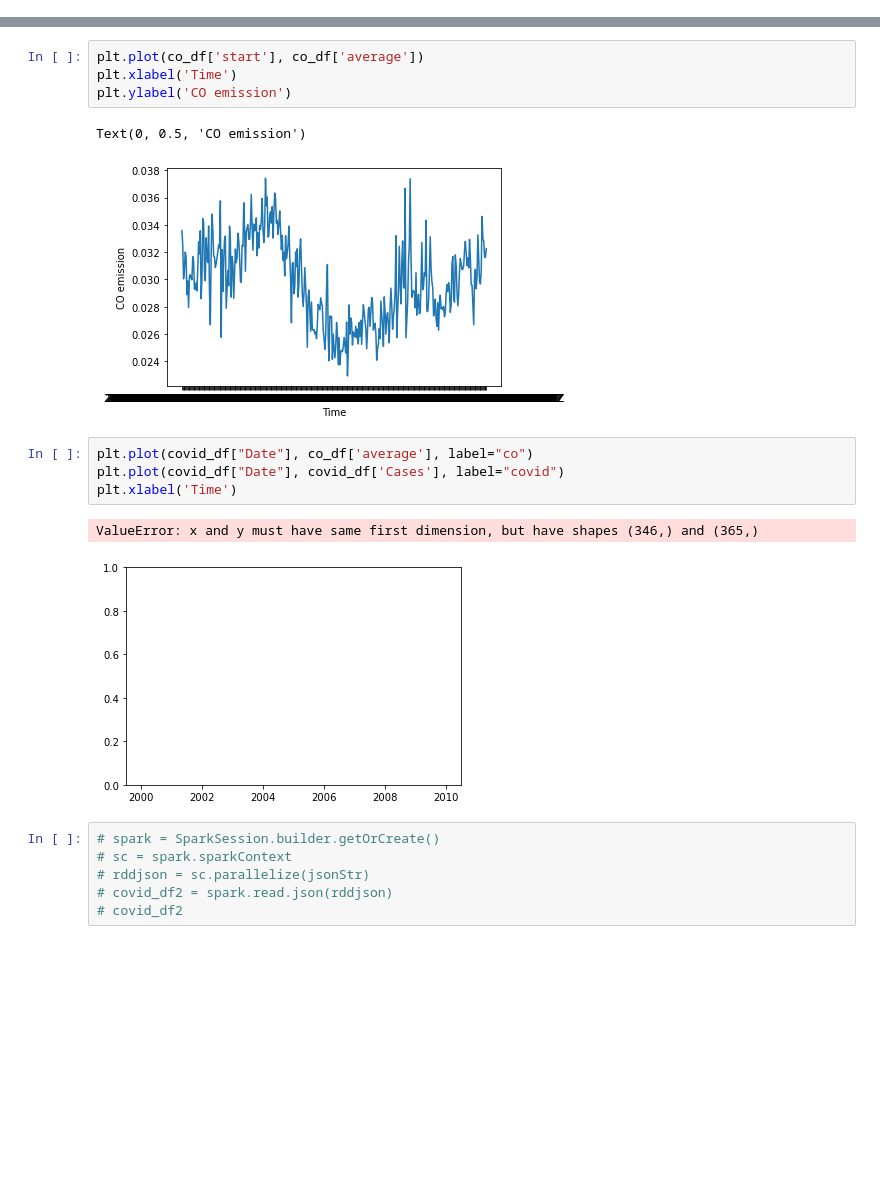
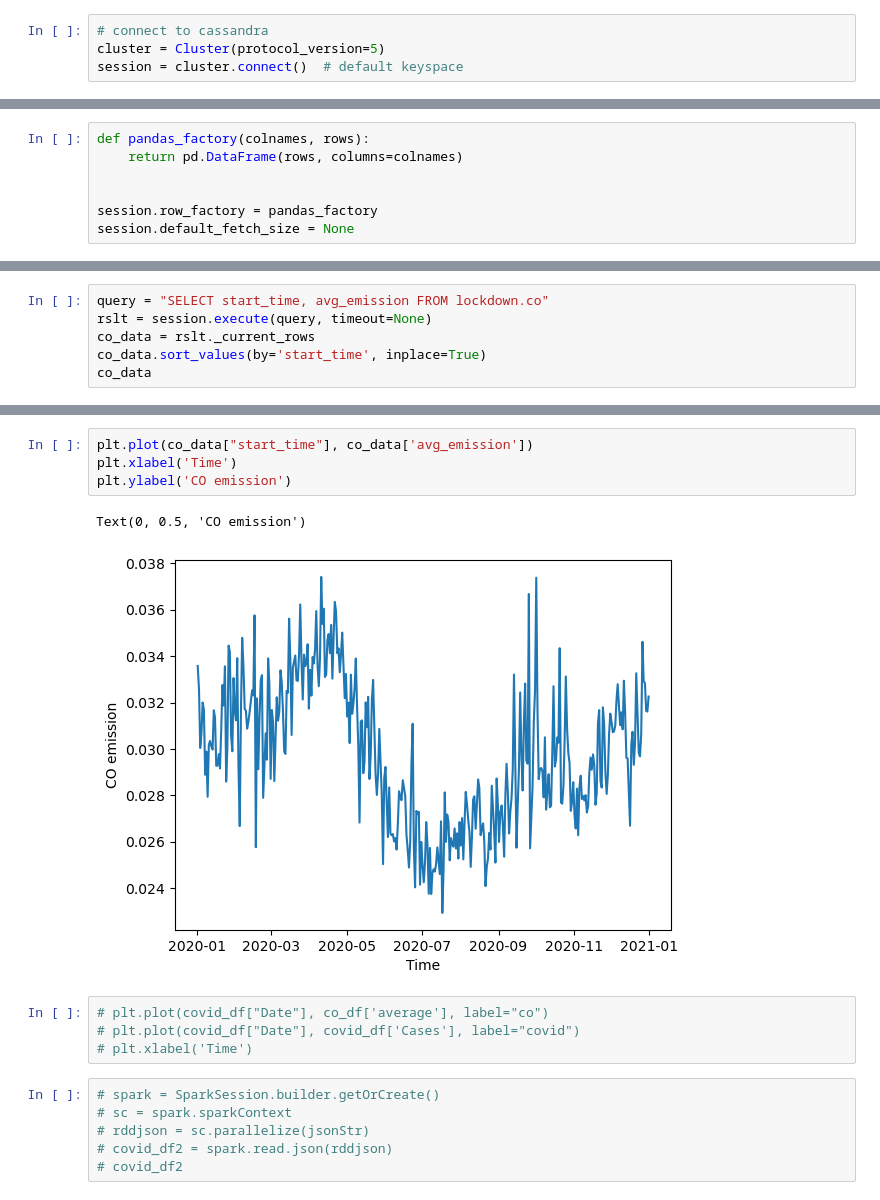
Before and after one commit to SunnyTrashpanda/BIGDA-Covid19-CO2, a Jupyter notebook: main.ipynb, the cells around one changed output, grey strips where cells are left out. Drawn from its saved outputs; the diff is of its cells as text; blank space fills up the shorter version.

```diff
--- a/main.ipynb
+++ b/main.ipynb
@@ -11,0 +28,4 @@ WARNING:root:'PYARROW_IGNORE_TIMEZONE' environment variable was not set. It is r
+# %%
+# connect to cassandra
+cluster = Cluster(protocol_version=5)
+session = cluster.connect()  # default keyspace
@@ -34,0 +82,7 @@ covid_df
+# %%
+def pandas_factory(colnames, rows):
+    return pd.DataFrame(rows, columns=colnames)
+
+
+session.row_factory = pandas_factory
+session.default_fetch_size = None
@@ -66,0 +148,6 @@ co_df
+# %%
+query = "SELECT start_time, avg_emission FROM lockdown.co"
+rslt = session.execute(query, timeout=None)
+co_data = rslt._current_rows
+co_data.sort_values(by='start_time', inplace=True)
+co_data
@@ -67,17 +168,14 @@ co_df
 # %%
-plt.plot(co_df['start'], co_df['average'])
+plt.plot(co_data["start_time"], co_data['avg_emission'])
 plt.xlabel('Time')
 plt.ylabel('CO emission')
 # %% [output]
 Text(0, 0.5, 'CO emission')
-[figure, old version]
+[figure, new version]
 # %%
-plt.plot(covid_df["Date"], co_df['average'], label="co")
-plt.plot(covid_df["Date"], covid_df['Cases'], label="covid")
-plt.xlabel('Time')
+# plt.plot(covid_df["Date"], co_df['average'], label="co")
+# plt.plot(covid_df["Date"], covid_df['Cases'], label="covid")
+# plt.xlabel('Time')
-# %% [output]
-ValueError: x and y must have same first dimension, but have shapes (346,) and (365,)
-[figure, removed]
 # %%
 # spark = SparkSession.builder.getOrCreate()
 # sc = spark.sparkContext
```
Also changed, not shown: parts of 18 cells of this notebook.
